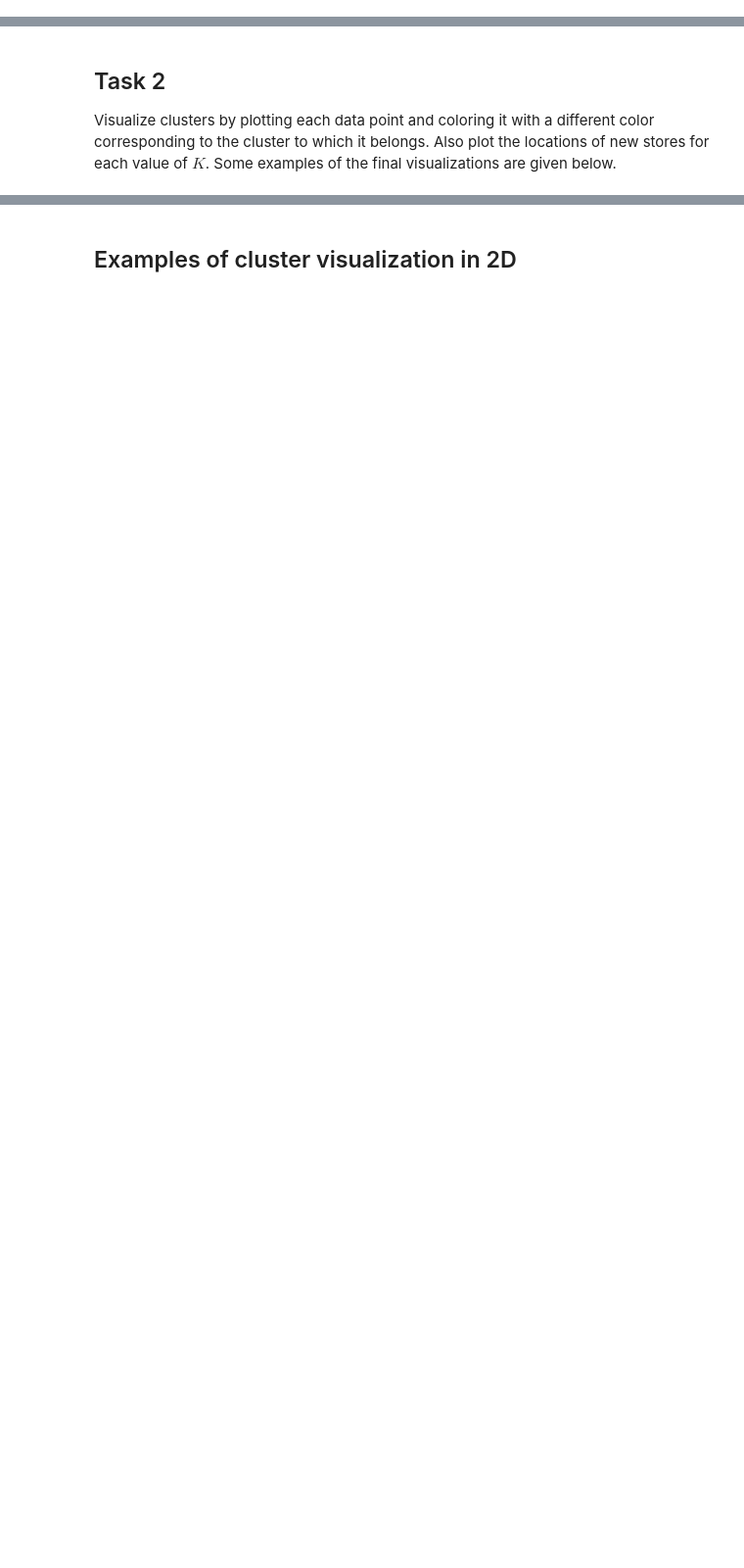
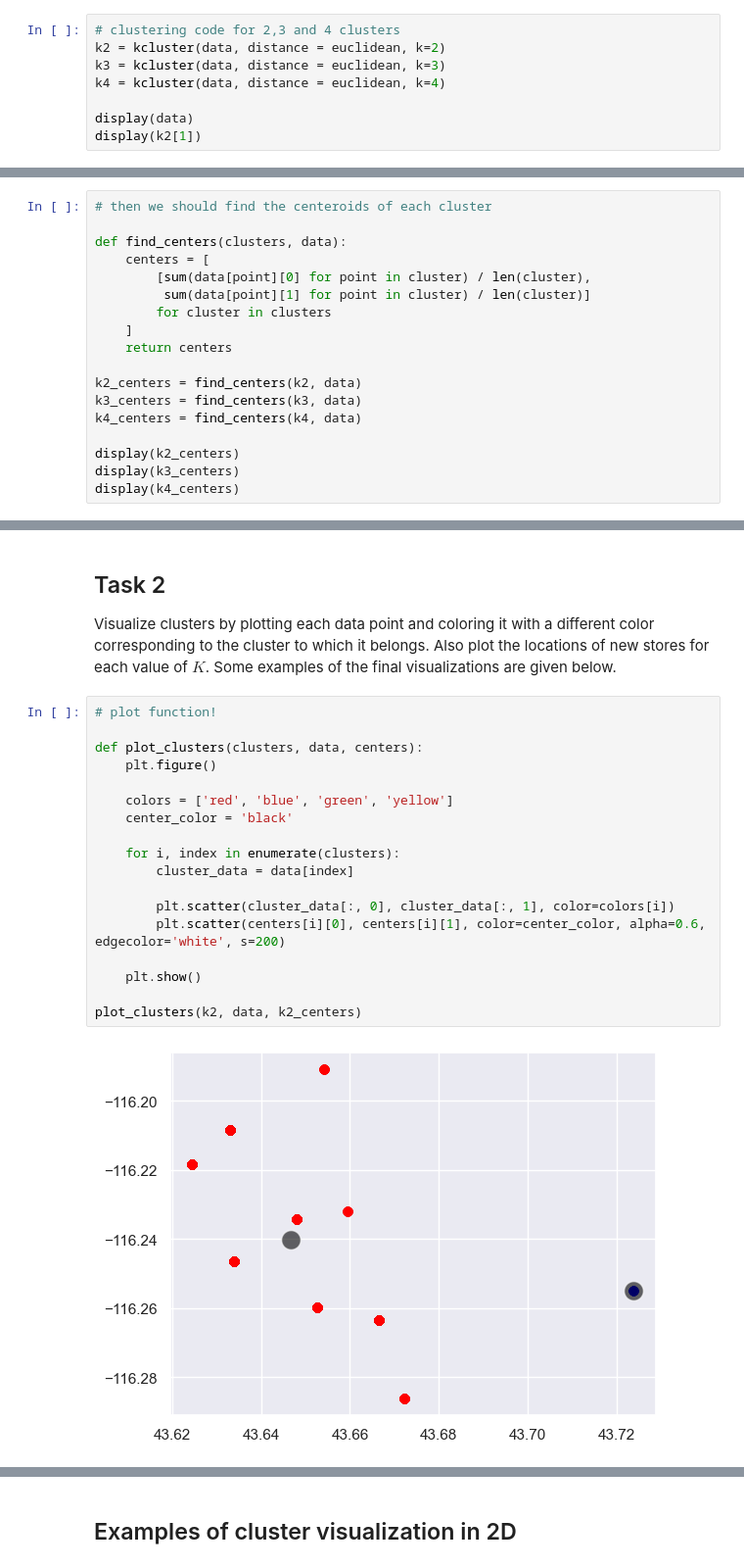
Before and after one commit to szebr/cs1503-lab-pizza-locations, a Jupyter notebook: store_locations_lab.ipynb, the cells around one changed output, grey strips where cells are left out. Shown: that part at 98% size. Drawn from its saved outputs; the diff is of its cells as text; blank space fills up the shorter version.

```diff
--- a/store_locations_lab.ipynb
+++ b/store_locations_lab.ipynb
@@ -37,0 +94,8 @@ K = 2
+# %%
+# clustering code for 2,3 and 4 clusters
+k2 = kcluster(data, distance = euclidean, k=2)
+k3 = kcluster(data, distance = euclidean, k=3)
+k4 = kcluster(data, distance = euclidean, k=4)
+
+display(data)
+display(k2[1])
@@ -37,0 +137,18 @@ K = 2
+# %%
+# then we should find the centeroids of each cluster
+
+def find_centers(clusters, data):
+    centers = [
+        [sum(data[point][0] for point in cluster) / len(cluster),
+         sum(data[point][1] for point in cluster) / len(cluster)]
+        for cluster in clusters
+    ]
+    return centers
+
+k2_centers = find_centers(k2, data)
+k3_centers = find_centers(k3, data)
+k4_centers = find_centers(k4, data)
+
+display(k2_centers)
+display(k3_centers)
+display(k4_centers)
@@ -38,3 +165,23 @@ K = 2
 # %% [markdown]
 ## Task 2
 Visualize clusters by plotting each data point and coloring it with a different color corresponding to the cluster to which it belongs. Also plot the locations of new stores for each value of $K$. Some examples of the final visualizations are given below.
+# %%
+# plot function!
+
+def plot_clusters(clusters, data, centers):
+    plt.figure()
+
+    colors = ['red', 'blue', 'green', 'yellow']
+    center_color = 'black'
+
+    for i, index in enumerate(clusters):
+        cluster_data = data[index]
+
+        plt.scatter(cluster_data[:, 0], cluster_data[:, 1], color=colors[i])
+        plt.scatter(centers[i][0], centers[i][1], color=center_color, alpha=0.6, edgecolor='white', s=200)
+
+    plt.show()
+
+plot_clusters(k2, data, k2_centers)
+# %% [output]
+[figure, added]
```
Also changed, not shown: parts of 13 cells of this notebook.
